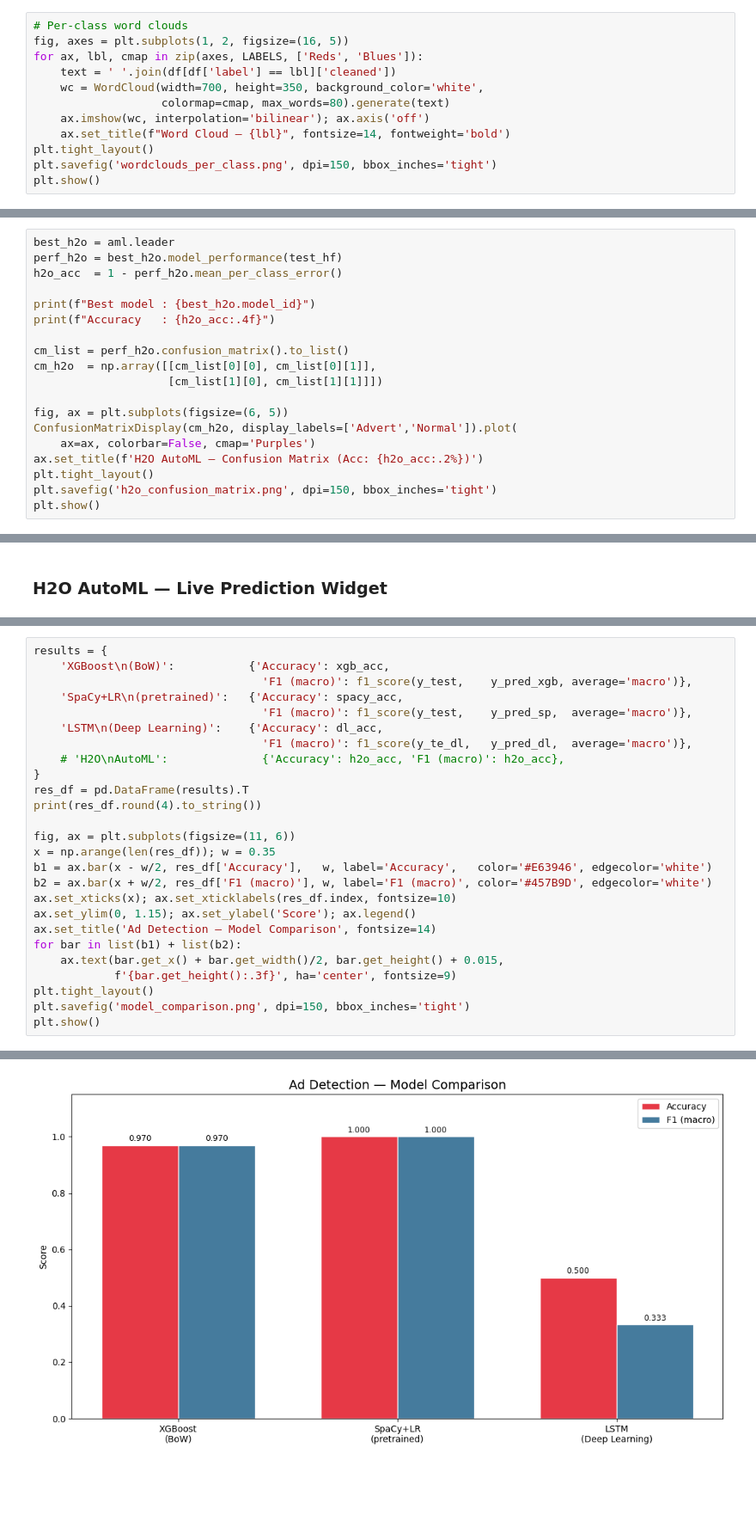
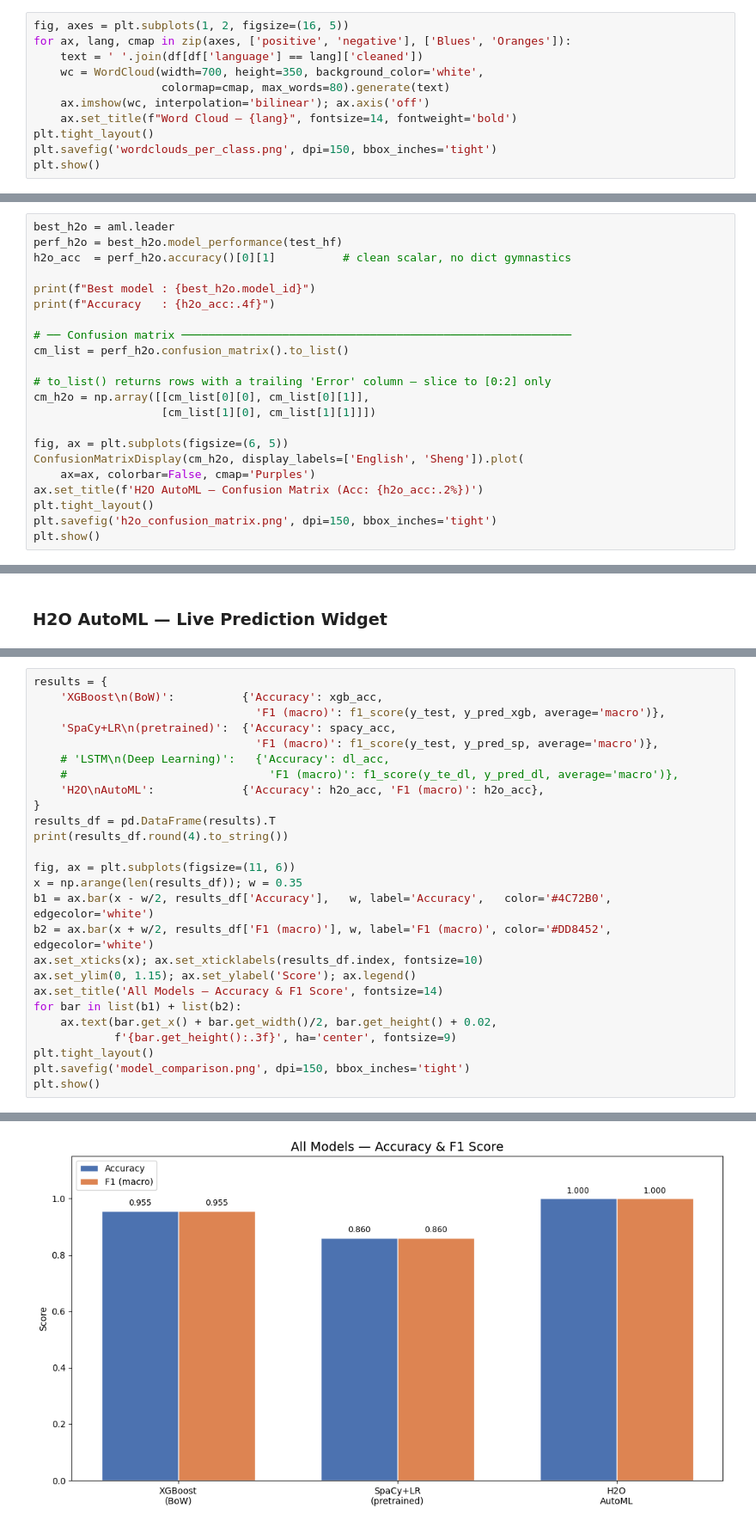
Before and after one commit to Stemical/AI-ML-Workshop-2026, a Jupyter notebook: Day2/twitter_nlp_pipeline.ipynb, the cells around one changed output, grey strips where cells are left out. Shown at 86% size. Cells and saved outputs as stored; diff of their text form; blank space fills up the shorter version.

```diff
--- a/Day2/twitter_nlp_pipeline.ipynb
+++ b/Day2/twitter_nlp_pipeline.ipynb
@@ -287,12 +225,11 @@ plt.show()
 # %%
-# Per-class word clouds
 fig, axes = plt.subplots(1, 2, figsize=(16, 5))
-for ax, lbl, cmap in zip(axes, LABELS, ['Reds', 'Blues']):
-    text = ' '.join(df[df['label'] == lbl]['cleaned'])
+for ax, lang, cmap in zip(axes, ['positive', 'negative'], ['Blues', 'Oranges']):
+    text = ' '.join(df[df['language'] == lang]['cleaned'])
     wc = WordCloud(width=700, height=350, background_color='white',
                    colormap=cmap, max_words=80).generate(text)
     ax.imshow(wc, interpolation='bilinear'); ax.axis('off')
-    ax.set_title(f"Word Cloud — {lbl}", fontsize=14, fontweight='bold')
+    ax.set_title(f"Word Cloud — {lang}", fontsize=14, fontweight='bold')
 plt.tight_layout()
 plt.savefig('wordclouds_per_class.png', dpi=150, bbox_inches='tight')
 plt.show()
@@ -892,17 +643,20 @@ Use `h2o.display.toggle_user_tips()` to switch on/off this section.
 # %%
 best_h2o = aml.leader
 perf_h2o = best_h2o.model_performance(test_hf)
-h2o_acc  = 1 - perf_h2o.mean_per_class_error()
+h2o_acc  = perf_h2o.accuracy()[0][1]          # clean scalar, no dict gymnastics
 
 print(f"Best model : {best_h2o.model_id}")
 print(f"Accuracy   : {h2o_acc:.4f}")
 
+# ── Confusion matrix ──────────────────────────────────────────────────────────
 cm_list = perf_h2o.confusion_matrix().to_list()
-cm_h2o  = np.array([[cm_list[0][0], cm_list[0][1]],
-                    [cm_list[1][0], cm_list[1][1]]])
+
+# to_list() returns rows with a trailing 'Error' column — slice to [0:2] only
+cm_h2o = np.array([[cm_list[0][0], cm_list[0][1]],
+                   [cm_list[1][0], cm_list[1][1]]])
 
 fig, ax = plt.subplots(figsize=(6, 5))
-ConfusionMatrixDisplay(cm_h2o, display_labels=['Advert','Normal']).plot(
+ConfusionMatrixDisplay(cm_h2o, display_labels=['English', 'Sheng']).plot(
     ax=ax, colorbar=False, cmap='Purples')
 ax.set_title(f'H2O AutoML — Confusion Matrix (Acc: {h2o_acc:.2%})')
 plt.tight_layout()
@@ -944,25 +701,25 @@ VBox(children=(Textarea(value='LIMITED TIME: Get 30% off all products at our sto
 # %%
 results = {
-    'XGBoost\n(BoW)':           {'Accuracy': xgb_acc,
-                                  'F1 (macro)': f1_score(y_test,    y_pred_xgb, average='macro')},
-    'SpaCy+LR\n(pretrained)':   {'Accuracy': spacy_acc,
-                                  'F1 (macro)': f1_score(y_test,    y_pred_sp,  average='macro')},
-    'LSTM\n(Deep Learning)':    {'Accuracy': dl_acc,
-                                  'F1 (macro)': f1_score(y_te_dl,   y_pred_dl,  average='macro')},
-    # 'H2O\nAutoML':              {'Accuracy': h2o_acc, 'F1 (macro)': h2o_acc},
+    'XGBoost\n(BoW)':          {'Accuracy': xgb_acc,
+                                 'F1 (macro)': f1_score(y_test, y_pred_xgb, average='macro')},
+    'SpaCy+LR\n(pretrained)':  {'Accuracy': spacy_acc,
+                                 'F1 (macro)': f1_score(y_test, y_pred_sp, average='macro')},
+    # 'LSTM\n(Deep Learning)':   {'Accuracy': dl_acc,
+    #                              'F1 (macro)': f1_score(y_te_dl, y_pred_dl, average='macro')},
+    'H2O\nAutoML':             {'Accuracy': h2o_acc, 'F1 (macro)': h2o_acc},
 }
-res_df = pd.DataFrame(results).T
-print(res_df.round(4).to_string())
+results_df = pd.DataFrame(results).T
+print(results_df.round(4).to_string())
 
 fig, ax = plt.subplots(figsize=(11, 6))
-x = np.arange(len(res_df)); w = 0.35
-b1 = ax.bar(x - w/2, res_df['Accuracy'],   w, label='Accuracy',   color='#E63946', edgecolor='white')
-b2 = ax.bar(x + w/2, res_df['F1 (macro)'], w, label='F1 (macro)', color='#457B9D', edgecolor='white')
-ax.set_xticks(x); ax.set_xticklabels(res_df.index, fontsize=10)
+x = np.arange(len(results_df)); w = 0.35
+b1 = ax.bar(x - w/2, results_df['Accuracy'],   w, label='Accuracy',   color='#4C72B0', edgecolor='white')
+b2 = ax.bar(x + w/2, results_df['F1 (macro)'], w, label='F1 (macro)', color='#DD8452', edgecolor='white')
+ax.set_xticks(x); ax.set_xticklabels(results_df.index, fontsize=10)
 ax.set_ylim(0, 1.15); ax.set_ylabel('Score'); ax.legend()
-ax.set_title('Ad Detection — Model Comparison', fontsize=14)
+ax.set_title('All Models — Accuracy & F1 Score', fontsize=14)
 for bar in list(b1) + list(b2):
-    ax.text(bar.get_x() + bar.get_width()/2, bar.get_height() + 0.015,
+    ax.text(bar.get_x() + bar.get_width()/2, bar.get_height() + 0.02,
             f'{bar.get_height():.3f}', ha='center', fontsize=9)
 plt.tight_layout()
 plt.savefig('model_comparison.png', dpi=150, bbox_inches='tight')
@@ -975 +732 @@ LSTM\n(Deep Learning)       0.50      0.3333
-[figure, old version]
+[figure, new version]
```
Also changed, not shown: parts of 47 cells of this notebook, 23 other files.
